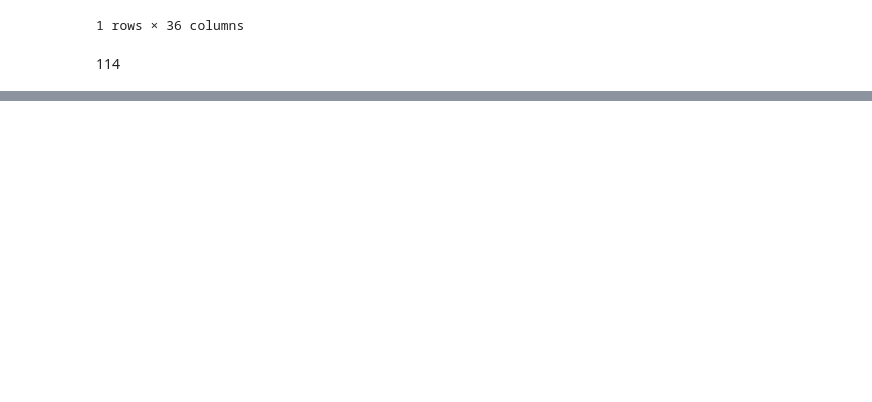
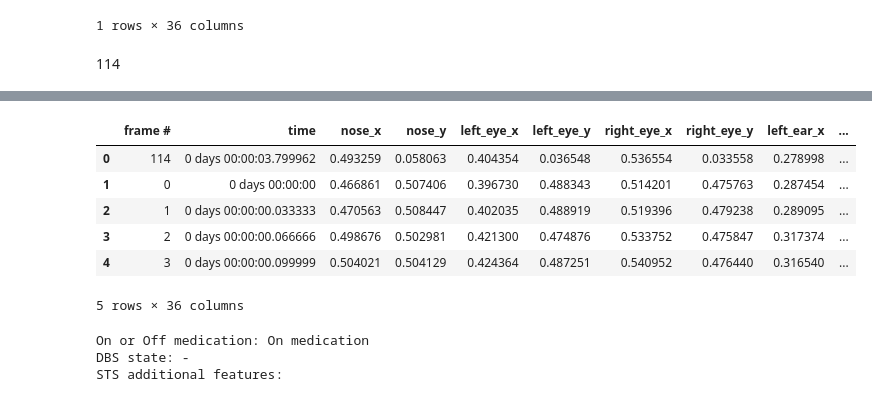
Before and after one commit to kgreed4/parkisons_exploration, a Jupyter notebook: sts/movenet_example.ipynb, the cells around one changed output, grey strips where cells are left out. Cells and saved outputs as stored; diff of their text form; code cells hidden in the pictures; blank space fills up the shorter version.

```diff
--- a/sts/movenet_example.ipynb
+++ b/sts/movenet_example.ipynb
@@ -800,0 +808,7 @@ df
+# %%
+# Read from test csv
+df = pd.read_csv('test_output.csv')
+
+# Strip the time input so it is just 00:00:03.799962
+# df['time'] = df['time'].apply(lambda x: x.split('s')[1])
+# df['time'] = pd.to_datetime(df['time'])
@@ -800,0 +822,38 @@ df
+# %%
+df.head()
+# %% [output]
+|  | frame # | time | nose_x | nose_y | left_eye_x | left_eye_y | right_eye_x | right_eye_y | left_ear_x | ... |
+| 0 | 114 | 0 days 00:00:03.799962 | 0.493259 | 0.058063 | 0.404354 | 0.036548 | 0.536554 | 0.033558 | 0.278998 | ... |
+| 1 | 0 | 0 days 00:00:00 | 0.466861 | 0.507406 | 0.396730 | 0.488343 | 0.514201 | 0.475763 | 0.287454 | ... |
+| 2 | 1 | 0 days 00:00:00.033333 | 0.470563 | 0.508447 | 0.402035 | 0.488919 | 0.519396 | 0.479238 | 0.289095 | ... |
+| 3 | 2 | 0 days 00:00:00.066666 | 0.498676 | 0.502981 | 0.421300 | 0.474876 | 0.533752 | 0.475847 | 0.317374 | ... |
+| 4 | 3 | 0 days 00:00:00.099999 | 0.504021 | 0.504129 | 0.424364 | 0.487251 | 0.540952 | 0.476440 | 0.316540 | ... |
+5 rows × 36 columns
+# %%
+# Create the csv output that is needed to train the model
+# Transition ID,Participant ID number,PD_or_C,sts_whole_episode_duration,sts_final_attempt_duration,On_or_Off_medication,DBS_state,Clinical_assessment,STS_additional_features,MDS-UPDRS_score_3.9 _arising_from_chair
+output_df = pd.DataFrame(columns=['sts_whole_episode_duration','sts_final_attempt_duration','On_or_Off_medication','DBS_state','STS_additional_features','MDS-UPDRS_score_3.9 _arising_from_chair'])
+
+# want to drop: transition, part, clincial assessment
+
+# Get input from the user
+on_off_medication = input("On or Off medication: ") #either On medication, Off medication
+dbs_state = input("DBS state: ") # If healthy control participant: always "Control". If participant with Parkinson's disease: either "On DBS" (deep brain stimulator switched on or within 1 hour of it being switched off), "Off DBS" (1 hour or longer after deep brain stimulator switched off until it is switched back on again) or "-" (no deep brain stimulator in situ).
+
+# A note to describe extra features of the STS episode: "slow" (subjective rating), "Uses arms of chair" (which denotes using nearby flat surface to lever up from chair to standing),
+# "Moves forward in chair" (prior to standing up), ">1 attempt" (person tries more than once to get up before being successful), "Carrying something" (in hands),
+# "unable to arise without help".
+sts_additional_features = input("STS additional features: ")
+
+# MDS-UPDRS_score_3.9 _arising_from_chair - range of normal standing or not
+# 0 = normal, 4 = unable to stand without help
+
+
+# Set attributes inputted to output_df
+output_df.loc[0, 'On_or_Off_medication'] = on_off_medication
+output_df.loc[0, 'DBS_state'] = dbs_state
+output_df.loc[0, 'STS_additional_features'] = sts_additional_features
+# %% [output]
+On or Off medication: On medication
+DBS state: -
+STS additional features:
```
Also changed, not shown: parts of 17 cells of this notebook.
